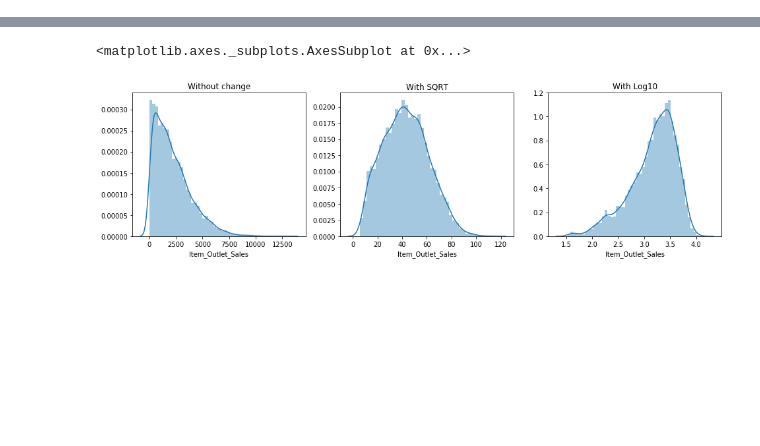
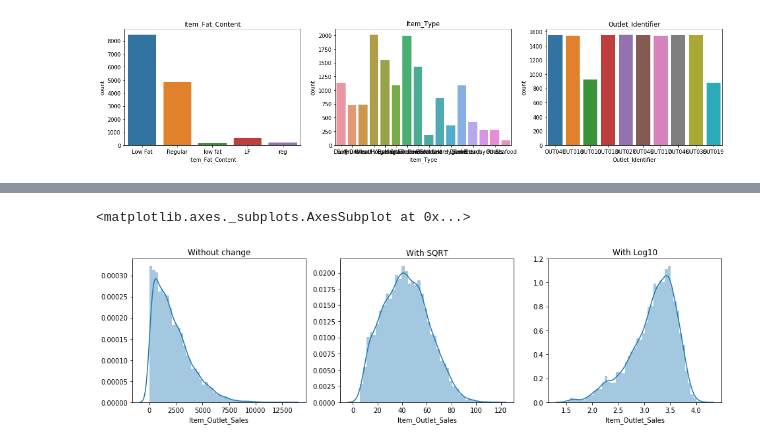
Before and after one commit to ashabhats/BigMart_Sales_Prediction, a Jupyter notebook: BigMart_Sales.ipynb, the cells around one changed output, grey strips where cells are left out. Cells and saved outputs as stored; diff of their text form; code cells hidden in the pictures; blank space fills up the shorter version.

```diff
--- a/BigMart_Sales.ipynb
+++ b/BigMart_Sales.ipynb
@@ -31,0 +113,20 @@ train = train[cols]
+# %%
+# Univariate analysis for categorical variables.
+
+plt.figure(figsize=(20,4))
+plt.subplot(1,3,1)
+plt.title('Item_Fat_Content')
+sns.countplot(data['Item_Fat_Content'],data=data)
+
+plt.subplot(1,3,2)
+plt.title('Item_Type')
+sns.countplot(data['Item_Type'],data=data)
+
+# Outlet_Identifier -converting to int
+train['Outlet_Identifier'] = train['Outlet_Identifier'].apply(lambda x:x[-2:]).astype(int)
+plt.subplot(1,3,3)
+plt.title('Outlet_Identifier')
+sns.countplot(data['Outlet_Identifier'],data=data)
+plt.show()
+# %% [output]
+[figure, added]
```
Also changed, not shown: parts of 21 cells of this notebook.
